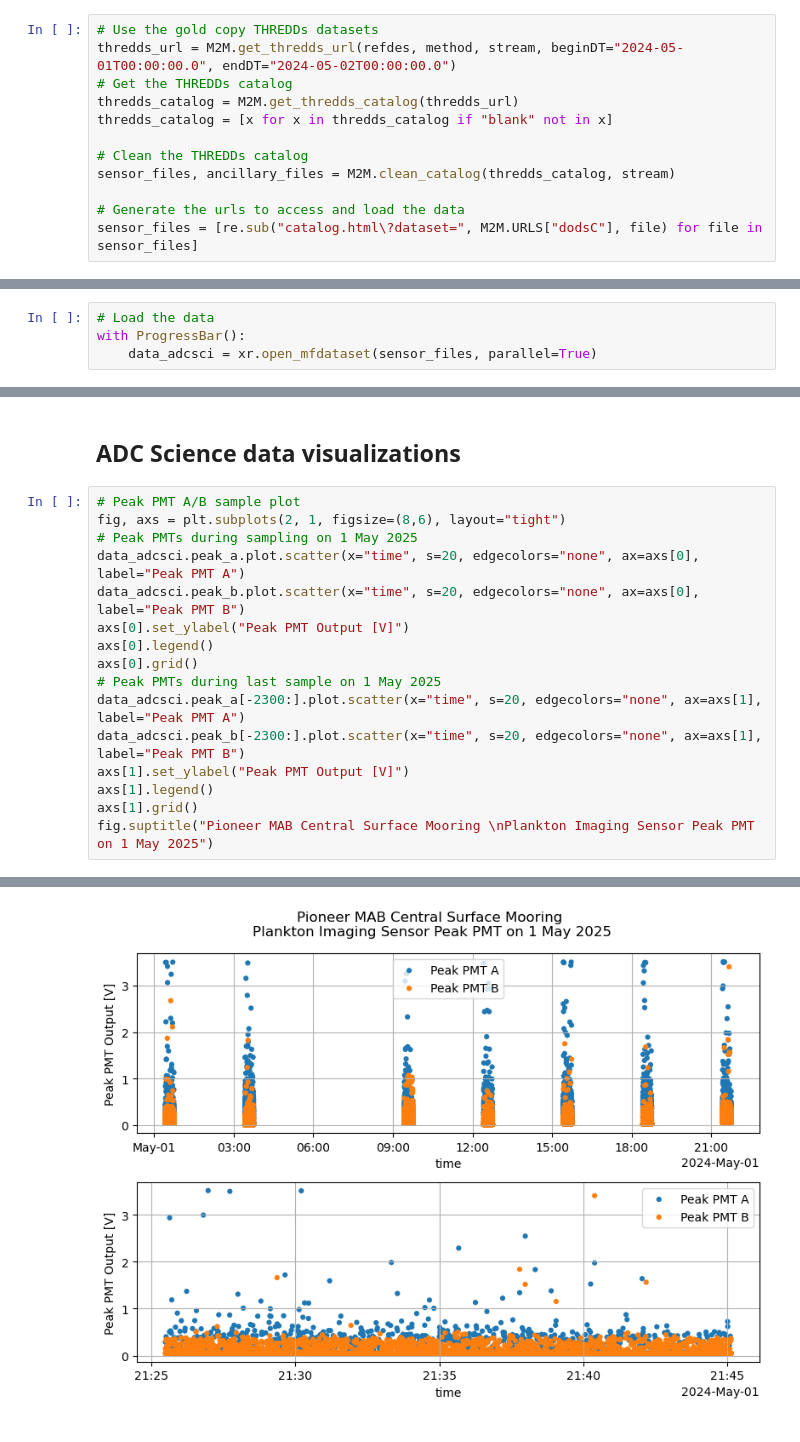
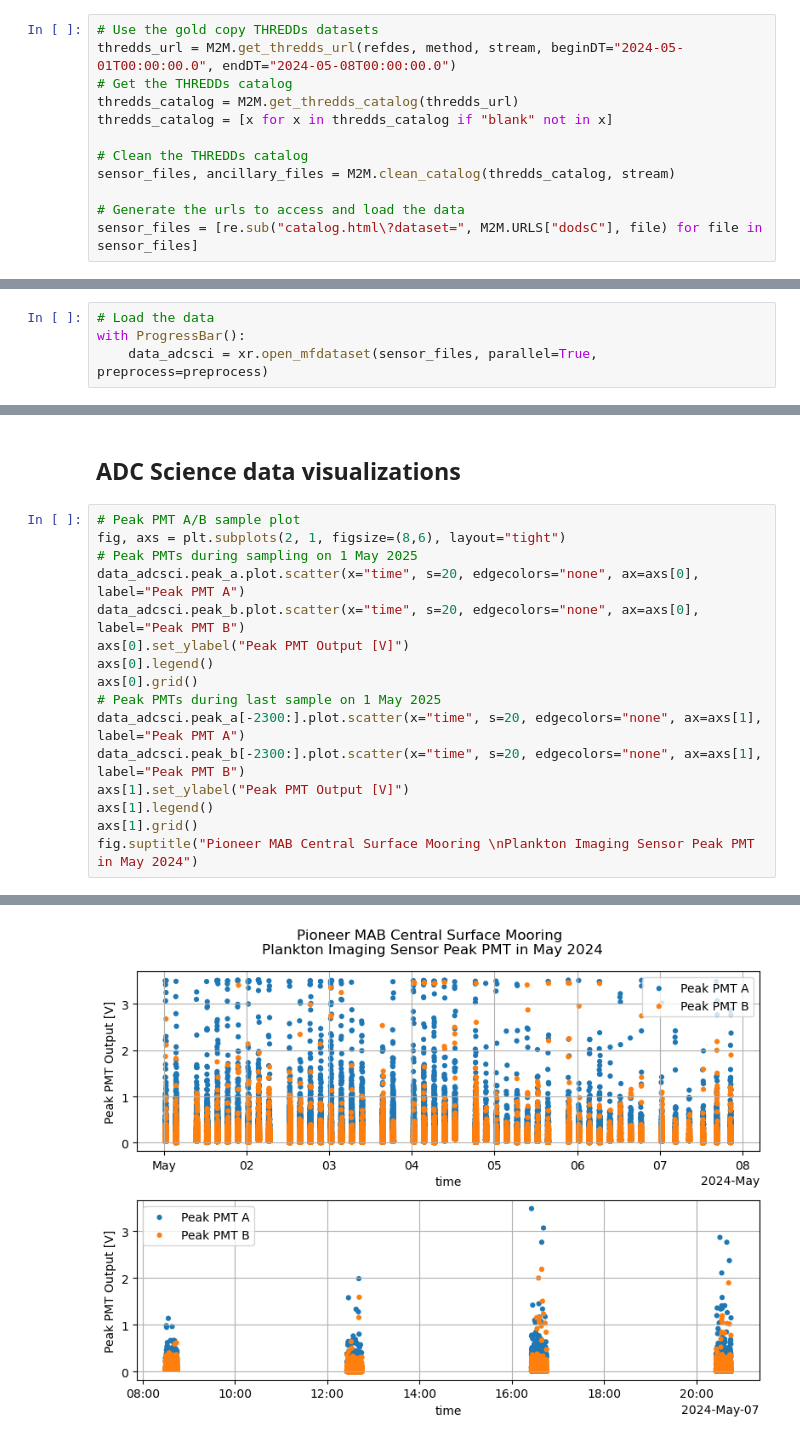
Before and after one commit to cooleyky/pioneer-21, a Jupyter notebook: Dev0_PLIMS_Testing.ipynb, the cells around one changed output, grey strips where cells are left out. Cells and saved outputs as stored; diff of their text form.

Commit message:
Apply data preprocessing and request different time spans

```diff
--- a/Dev0_PLIMS_Testing.ipynb
+++ b/Dev0_PLIMS_Testing.ipynb
@@ -402,7 +423,7 @@ site, node, sensor = refdes.split('-', 2)
 vocab = get_vocabulary(site, node, sensor)
 # %%
 # Use the gold copy THREDDs datasets
-thredds_url = M2M.get_thredds_url(refdes, method, stream, beginDT="2024-05-01T00:00:00.0", endDT="2024-05-02T00:00:00.0")
+thredds_url = M2M.get_thredds_url(refdes, method, stream, beginDT="2024-05-01T00:00:00.0", endDT="2024-05-08T00:00:00.0")
 # Get the THREDDs catalog
 thredds_catalog = M2M.get_thredds_catalog(thredds_url)
 thredds_catalog = [x for x in thredds_catalog if "blank" not in x]
@@ -422,5 +441,5 @@ Waiting for request to process
 # %%
 # Load the data
 with ProgressBar():
-    data_adcsci = xr.open_mfdataset(sensor_files, parallel=True)
+    data_adcsci = xr.open_mfdataset(sensor_files, parallel=True, preprocess=preprocess)
 # %% [output]
@@ -981,5 +947,5 @@ data_adcsci.peak_b[-2300:].plot.scatter(x="time", s=20, edgecolors="none", ax=ax
 axs[1].set_ylabel("Peak PMT Output [V]")
 axs[1].legend()
 axs[1].grid()
-fig.suptitle("Pioneer MAB Central Surface Mooring \nPlankton Imaging Sensor Peak PMT on 1 May 2025")
+fig.suptitle("Pioneer MAB Central Surface Mooring \nPlankton Imaging Sensor Peak PMT in May 2024")
 # %% [output]
@@ -987,4 +953,4 @@ Text(0.5, 0.98, 'Pioneer MAB Central Surface Mooring \nPlankton Imaging Sensor P
-[figure, old version]
+[figure, new version]
 # %%
 plt.figure(figsize=(8,4))
 plt.scatter(data_adcsci["grab_time_start"][-2300:], data_adcsci["roi_y"][-2300:], edgecolors="none")
```
Also changed, not shown: parts of 49 cells of this notebook.
